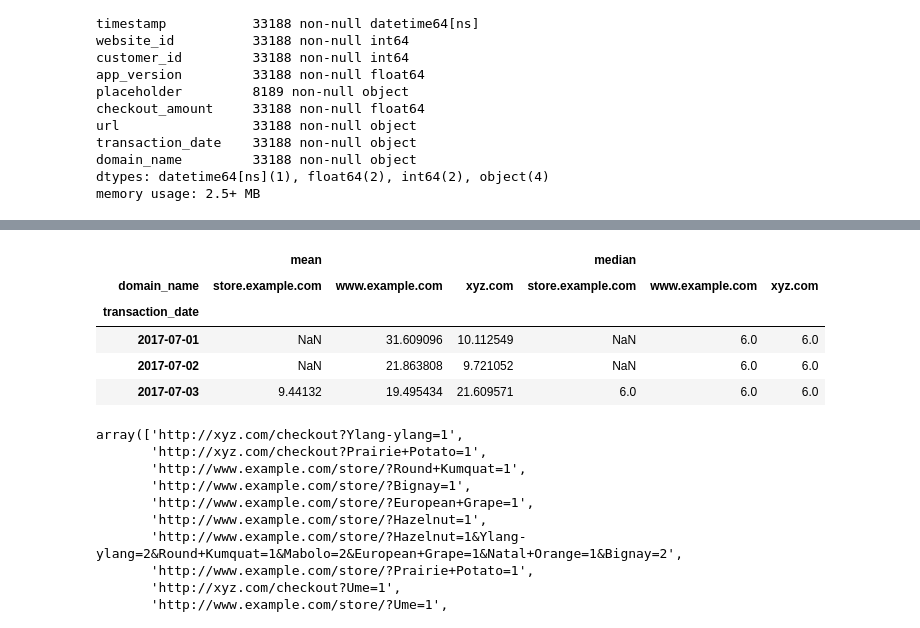
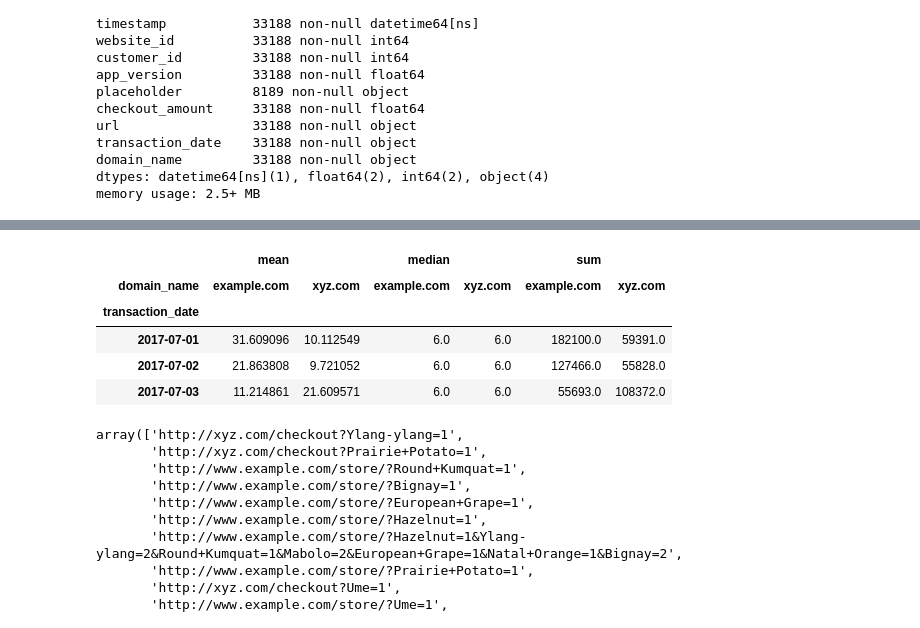
Before and after one commit to dtsmith2001/p-data-challenge, a Jupyter notebook: Explorations.ipynb, the cells around one changed output, grey strips where cells are left out. Drawn from its saved outputs; the diff is of its cells as text; code cells hidden in the pictures.

Commit message:
added data report

```diff
--- a/Explorations.ipynb
+++ b/Explorations.ipynb
@@ -82,20 +83,18 @@ for fname in os.listdir("data"):
     transaction_date = fname.split(".")[0]
     ffr["transaction_date"] = transaction_date
     file_date = ffr.timestamp.apply(lambda x: x.strftime('%Y-%m-%d'))
-    print(file_date.unique())
     domain_items = ffr.url.str.split("//")  # assumption is we always have a "valid" url - "http://" is not found
     domain_name = domain_items.apply(lambda x: x[1].split("/")[0])
-    ffr["domain_name"] = domain_name
+    ffr["domain_name"] = domain_name.apply(lambda x: x if not "example.com" in x else ".".join(x.split(".")[1:]))
     item_names = domain_items.apply(lambda x: x[1].split("?")[1])  # see comments above
     print("date {} has {} sales for rows {} and unique dates {}".format(fname, ffr.checkout_amount.sum(),
                                                                         ffr.shape[0], file_date.unique().shape[0]))
-    data_report.append({"date": transaction_date, "sales": ffr.checkout_amount.sum(),
-                        "average_sales": ffr.checkout_amount.mean(),
-                        "median_sales": ffr.checkout_amount.median(),
+    data_report.append({"transaction_date": transaction_date, "sales": ffr.checkout_amount.sum(),
                         "placeholder_nan": sum(ffr.placeholder.isnull()),
                         "n_rows": ffr.shape[0],
                         "n_websites": ffr.website_id.unique().shape[0],
                         "n_customers": ffr.customer_id.unique().shape[0],
-                        "n_app_versions": ffr.app_version.unique().shape[0]})
+                        "n_app_versions": ffr.app_version.unique().shape[0],
+                        "n_dates": file_date.unique().shape[0]})
     fr = fr.append(ffr)
 # %% [output]
@@ -153,14 +136,14 @@ fr.head()
 | 4 | 2017-07-02 00:01:02 | 124 | 8845 | 1.1 | NaN | 6.0 | http://xyz.com/checkout?Bignay=1 | ... |
 # %%
 pd.pivot_table(fr, values="checkout_amount", index="transaction_date", columns="domain_name",
-               aggfunc=[np.mean, np.median])
+               aggfunc=[np.mean, np.median, np.sum])
 # %% [output]
-|  | mean |  |  | median |  |  |
-| domain_name | store.example.com | www.example.com | xyz.com | store.example.com | www.example.com | xyz.com |
+|  | mean |  | median |  | sum |  |
+| domain_name | example.com | xyz.com | example.com | xyz.com | example.com | xyz.com |
 | transaction_date |  |  |  |  |  |  |
-| 2017-07-01 | NaN | 31.609096 | 10.112549 | NaN | 6.0 | 6.0 |
-| 2017-07-02 | NaN | 21.863808 | 9.721052 | NaN | 6.0 | 6.0 |
-| 2017-07-03 | 9.44132 | 19.495434 | 21.609571 | 6.0 | 6.0 | 6.0 |
+| 2017-07-01 | 31.609096 | 10.112549 | 6.0 | 6.0 | 182100.0 | 59391.0 |
+| 2017-07-02 | 21.863808 | 9.721052 | 6.0 | 6.0 | 127466.0 | 55828.0 |
+| 2017-07-03 | 11.214861 | 21.609571 | 6.0 | 6.0 | 55693.0 | 108372.0 |
 # %%
 ffr.url.unique()
 # %% [output]
```
Also changed, not shown: parts of 4 cells of this notebook.
